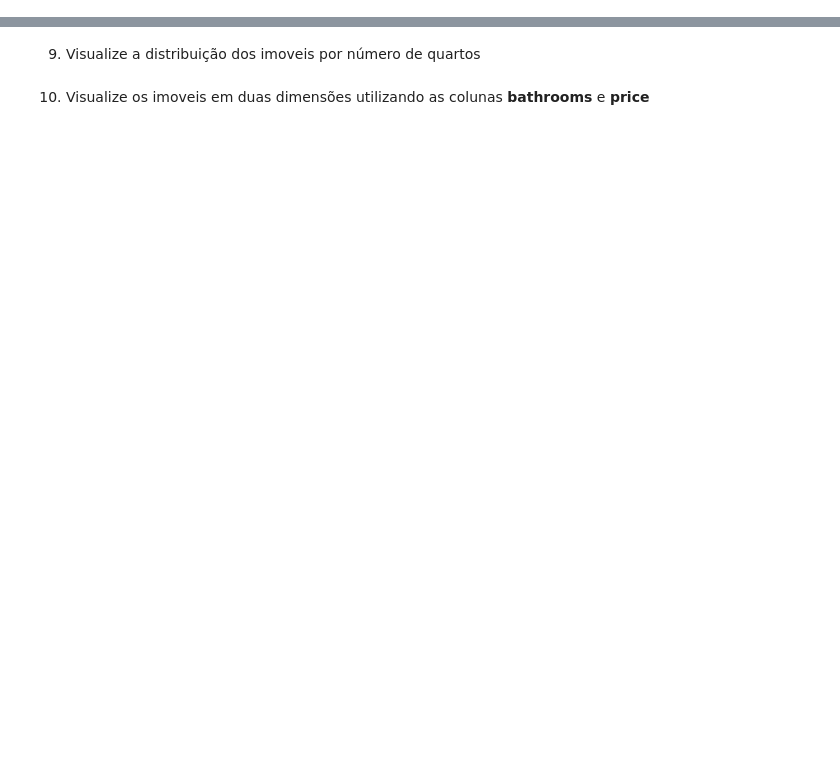
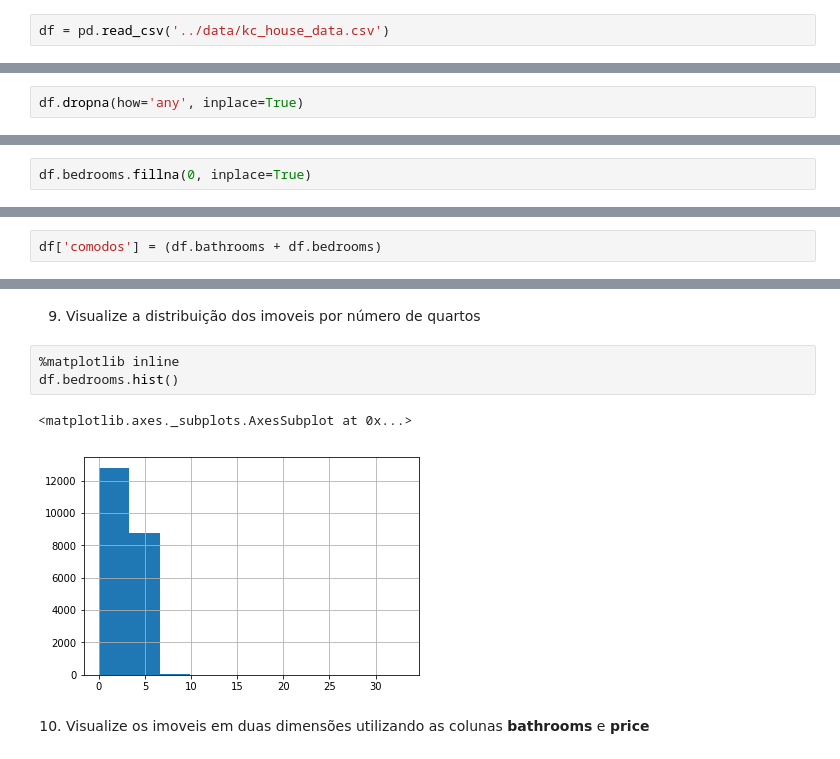
Before and after one commit to willsilvano/minerando-dados-mentoria, a Jupyter notebook: notebooks/exercicios/me-data-analysis-exercicios.ipynb, the cells around one changed output, grey strips where cells are left out. Cells and saved outputs as stored; diff of their text form; blank space fills up the shorter version.

```diff
--- a/notebooks/exercicios/me-data-analysis-exercicios.ipynb
+++ b/notebooks/exercicios/me-data-analysis-exercicios.ipynb
@@ -10,6 +10,8 @@
 import pandas as pd
 # %% [markdown]
 2) Leia a base de dados **kc_house_data.csv** localizada no diretorio **datasets** e crie um Dataframe chamado **df**
+# %%
+df = pd.read_csv('../data/kc_house_data.csv')
 # %% [markdown]
 3) Utilizando o Dataframe criado faça:
 - a) Conte a quantidade de linhas.
@@ -23,7 +106,11 @@ import pandas as pd
 # %% [markdown]
 4) Remova as linhas onde tenha pela menos um registro faltante em algum atributo
+# %%
+df.dropna(how='any', inplace=True)
 # %% [markdown]
 5) Preencha com o valor 0 os valores missing da coluna bedrooms
+# %%
+df.bedrooms.fillna(0, inplace=True)
 # %% [markdown]
 6) Com os seus conhecimentos em consultas faça:
 - a) Retorne todos os imoveis que tenham o número de **bathrooms maior que 1**
@@ -36,2 +233,4 @@ import pandas as pd
 # %% [markdown]
 8) Crie uma coluna que seja a soma das colunas **bathrooms** e **bedrooms** com o nome **comodos**
+# %%
+df['comodos'] = (df.bathrooms + df.bedrooms)
@@ -38,4 +246,10 @@ import pandas as pd
 # %% [markdown]
 9) Visualize a distribuição dos imoveis por número de quartos
+# %%
+%matplotlib inline
+df.bedrooms.hist()
+# %% [output]
+<matplotlib.axes._subplots.AxesSubplot at 0x...>
+[figure, added]
 # %% [markdown]
 10) Visualize os imoveis em duas dimensões utilizando as colunas **bathrooms** e **price**
```
Also changed, not shown: parts of 16 cells of this notebook, 1 other file.
